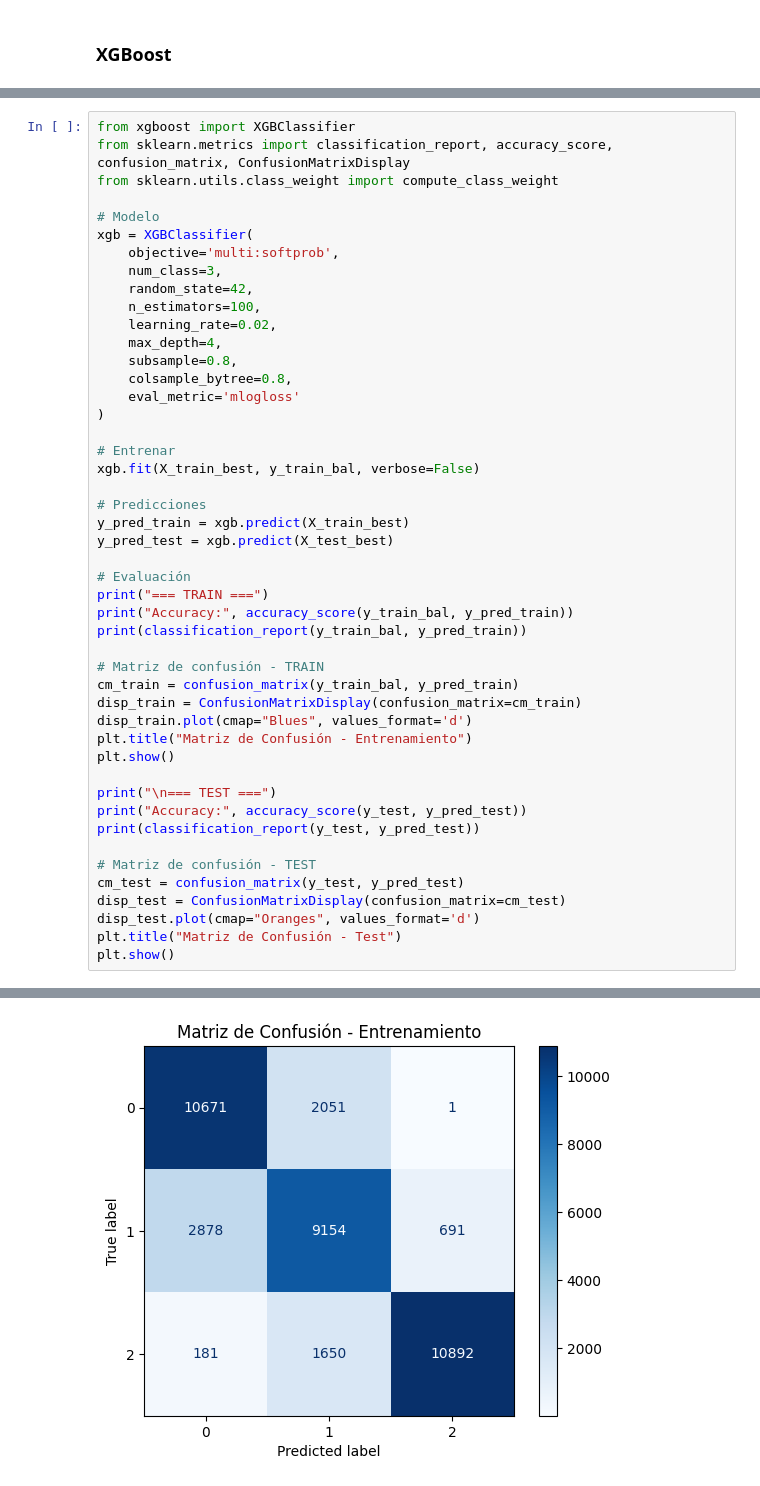
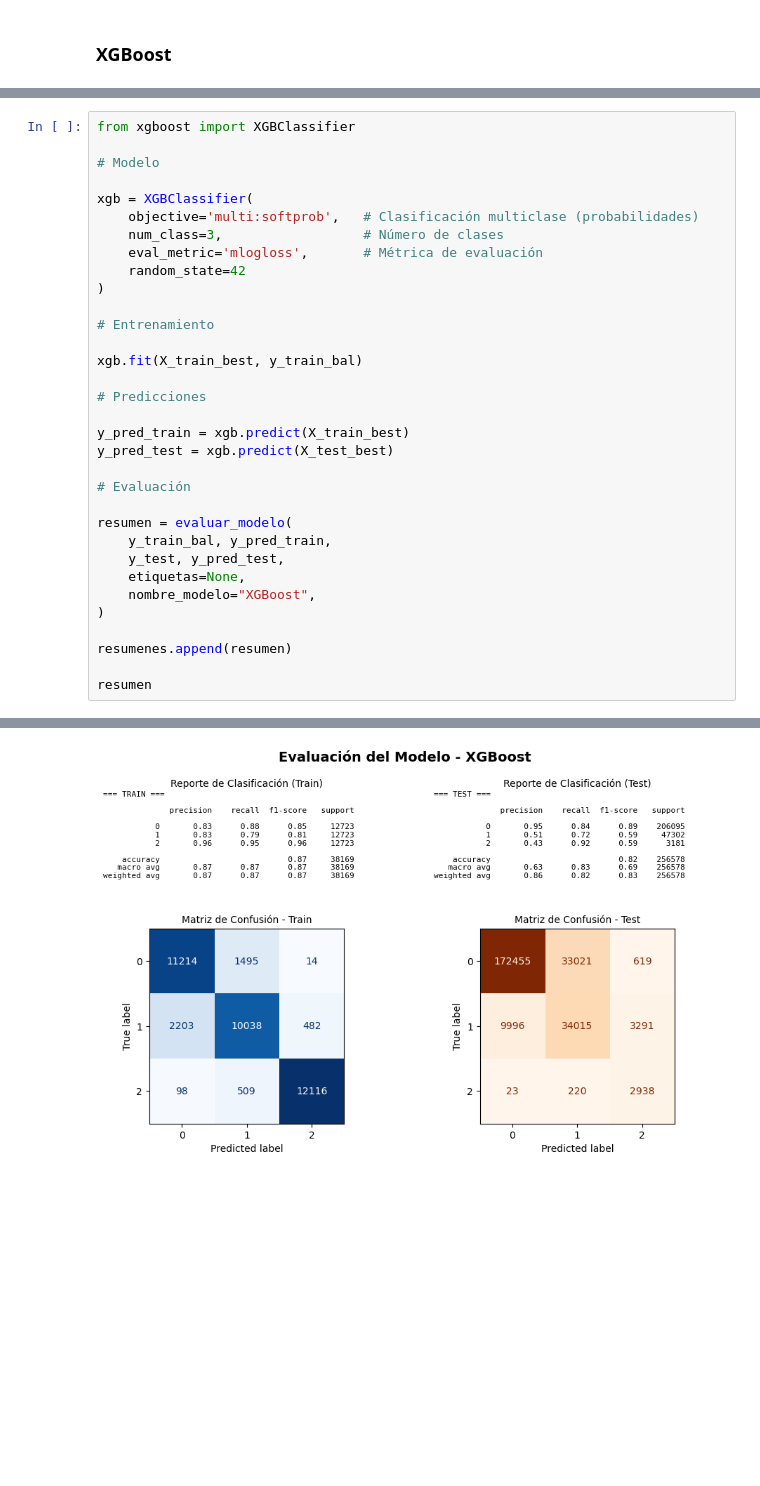
Before and after one commit to jbrazonath/TP_AMq, a Jupyter notebook: TrabajoPráctico_AMq.ipynb, the cells around one changed output, grey strips where cells are left out. Drawn from its saved outputs; the diff is of its cells as text; blank space fills up the shorter version.

```diff
--- a/TrabajoPráctico_AMq.ipynb
+++ b/TrabajoPráctico_AMq.ipynb
@@ -906,48 +1195,34 @@ Este enfoque permitió obtener probabilidades por clase y evaluar el desempeño
 # %%
 from xgboost import XGBClassifier
-from sklearn.metrics import classification_report, accuracy_score, confusion_matrix, ConfusionMatrixDisplay
-from sklearn.utils.class_weight import compute_class_weight
 
 # Modelo
+
 xgb = XGBClassifier(
-    objective='multi:softprob',
-    num_class=3,
-    random_state=42,
-    n_estimators=100,
-    learning_rate=0.02,
-    max_depth=4,
-    subsample=0.8,
-    colsample_bytree=0.8,
-    eval_metric='mlogloss'
+    objective='multi:softprob',   # Clasificación multiclase (probabilidades)
+    num_class=3,                  # Número de clases
+    eval_metric='mlogloss',       # Métrica de evaluación
+    random_state=42
 )
 
-# Entrenar
-xgb.fit(X_train_best, y_train_bal, verbose=False)
+# Entrenamiento
+
+xgb.fit(X_train_best, y_train_bal)
 
 # Predicciones
+
 y_pred_train = xgb.predict(X_train_best)
 y_pred_test = xgb.predict(X_test_best)
 
 # Evaluación
-print("=== TRAIN ===")
-print("Accuracy:", accuracy_score(y_train_bal, y_pred_train))
-print(classification_report(y_train_bal, y_pred_train))
 
-# Matriz de confusión - TRAIN
-cm_train = confusion_matrix(y_train_bal, y_pred_train)
-disp_train = ConfusionMatrixDisplay(confusion_matrix=cm_train)
-disp_train.plot(cmap="Blues", values_format='d')
-plt.title("Matriz de Confusión - Entrenamiento")
-plt.show()
+resumen = evaluar_modelo(
+    y_train_bal, y_pred_train,
+    y_test, y_pred_test,
+    etiquetas=None,
+    nombre_modelo="XGBoost",
+)
 
-print("\n=== TEST ===")
-print("Accuracy:", accuracy_score(y_test, y_pred_test))
-print(classification_report(y_test, y_pred_test))
+resumenes.append(resumen)
 
-# Matriz de confusión - TEST
-cm_test = confusion_matrix(y_test, y_pred_test)
-disp_test = ConfusionMatrixDisplay(confusion_matrix=cm_test)
-disp_test.plot(cmap="Oranges", values_format='d')
-plt.title("Matriz de Confusión - Test")
-plt.show()
+resumen
 # %% [output]
@@ -965 +1229 @@ weighted avg       0.81      0.80      0.81     38169
-[figure, old version]
+[figure, new version]
```
Also changed, not shown: parts of 51 cells of this notebook.
